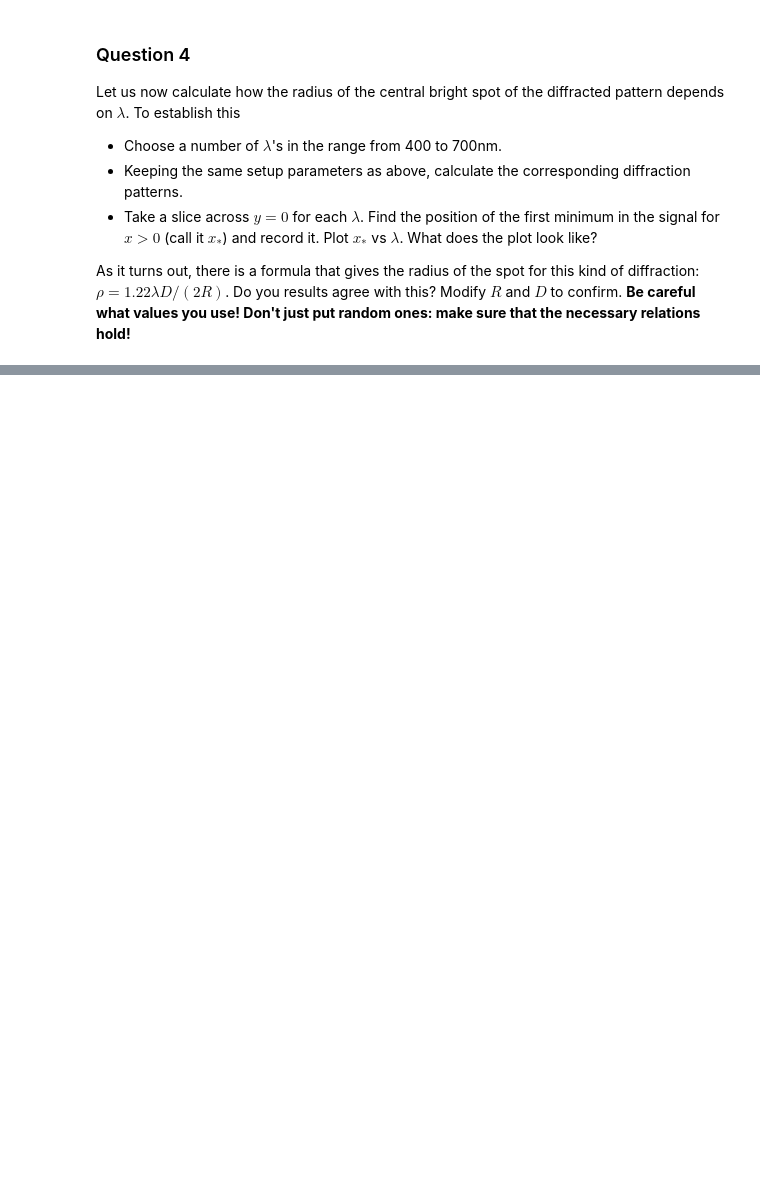
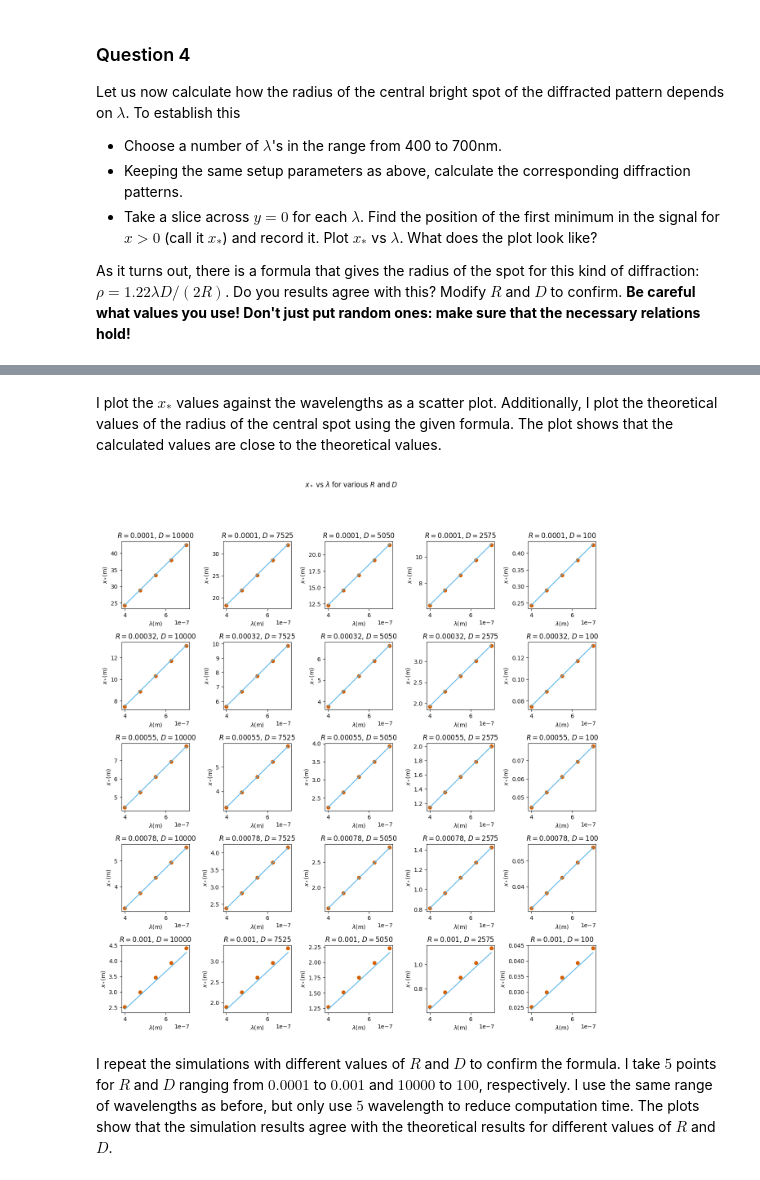
Before and after one commit to vibilanj/cmps, a Jupyter notebook: homework/Airy_Pattern_Project_S.ipynb, the cells around one changed output, grey strips where cells are left out. Cells and saved outputs as stored; diff of their text form; code cells hidden in the pictures; blank space fills up the shorter version.

```diff
--- a/homework/Airy_Pattern_Project_S.ipynb
+++ b/homework/Airy_Pattern_Project_S.ipynb
@@ -162,0 +185,31 @@ def find_min(ls):
+# %% [markdown]
+I plot the $x_*$ values against the wavelengths as a scatter plot. Additionally, I plot the theoretical values of the radius of the central spot using the given formula. The plot shows that the calculated values are close to the theoretical values.
+# %%
+Rs = np.linspace(1e-4, 1e-3, 5)
+Ds = np.linspace(1e4, 1e2, 5)
+
+fig, axs = plt.subplots(5, 5, figsize = (15, 15))
+
+for i, R in enumerate(Rs):
+    for j, D in enumerate(Ds):
+        ax = axs[i,j]
+        lambdas = np.linspace(400e-9, 700e-9, 5)
+        ks = 2 * np.pi / lambdas
+
+        mid = nPts // 2
+        mins = []
+        for k in ks:
+            _, _, target_grid, E_Diff = E_Fields(Aperture_with_R, k, D, screen_size, nPts)
+            min_index = min_index_from_middle(E_Diff[mid])
+            mins.append(target_grid[1][mid][min_index])
+
+        ax.scatter(lambdas, mins, color = CF_vermillion)
+        ax.plot(lambdas, formula(D, R), color = CF_sky)
+        ax.set(xlabel = "$\lambda$(m)", ylabel = "$x_*$(m)", title = f"$R = ${round(R, 5)}, $D = ${round(D)}")
+
+fig.suptitle("$x_*$ vs $\lambda$ for various $R$ and $D$")
+plt.subplots_adjust(wspace = 0.5, hspace = 0.5)
+# %% [output]
+[figure, added]
+# %% [markdown]
+I repeat the simulations with different values of $R$ and $D$ to confirm the formula. I take $5$ points for $R$ and $D$ ranging from $0.0001$ to $0.001$ and $10000$ to $100$, respectively. I use the same range of wavelengths as before, but only use $5$ wavelength to reduce computation time. The plots show that the simulation results agree with the theoretical results for different values of $R$ and $D$.
```
Also changed, not shown: parts of 14 cells of this notebook.
